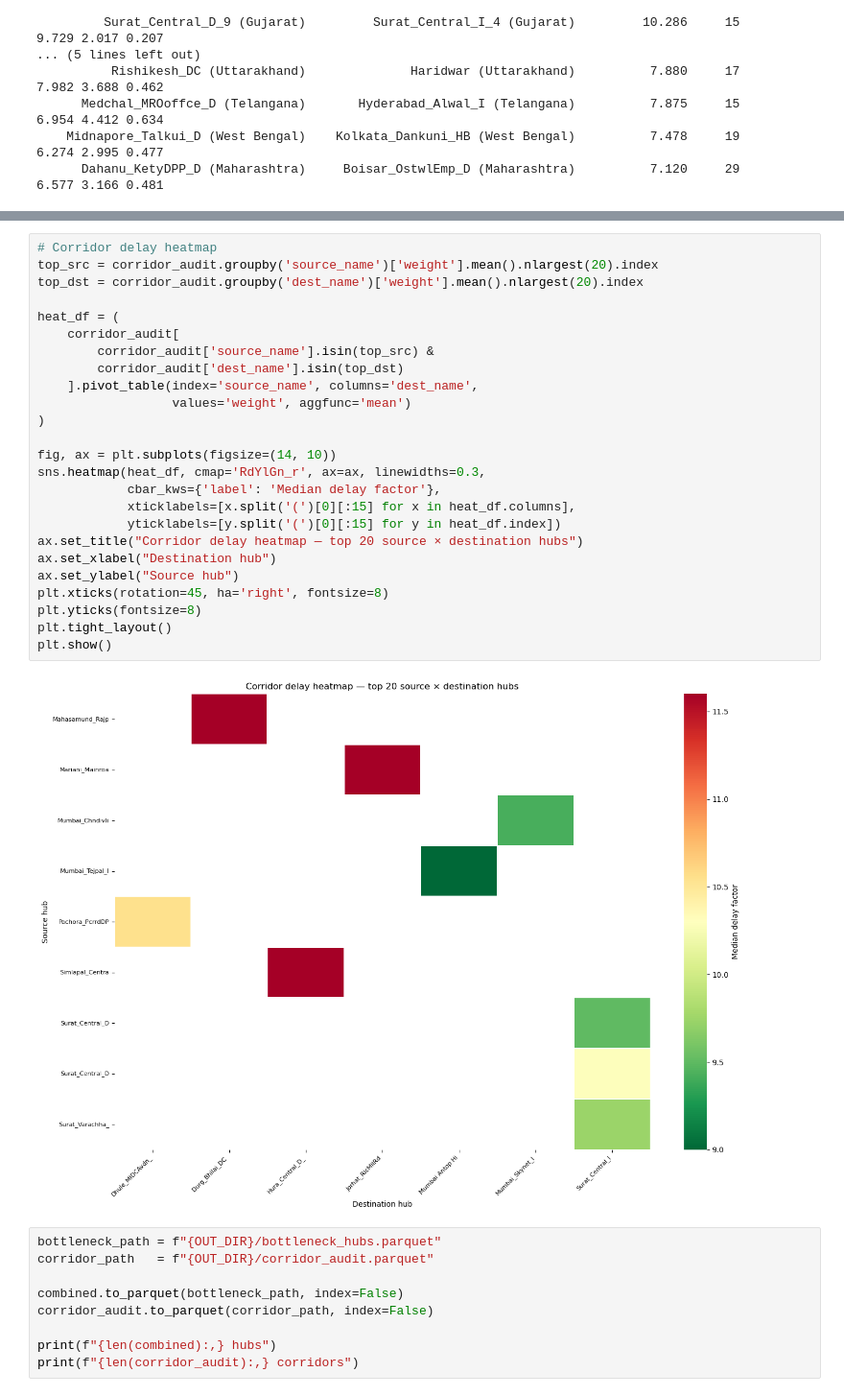
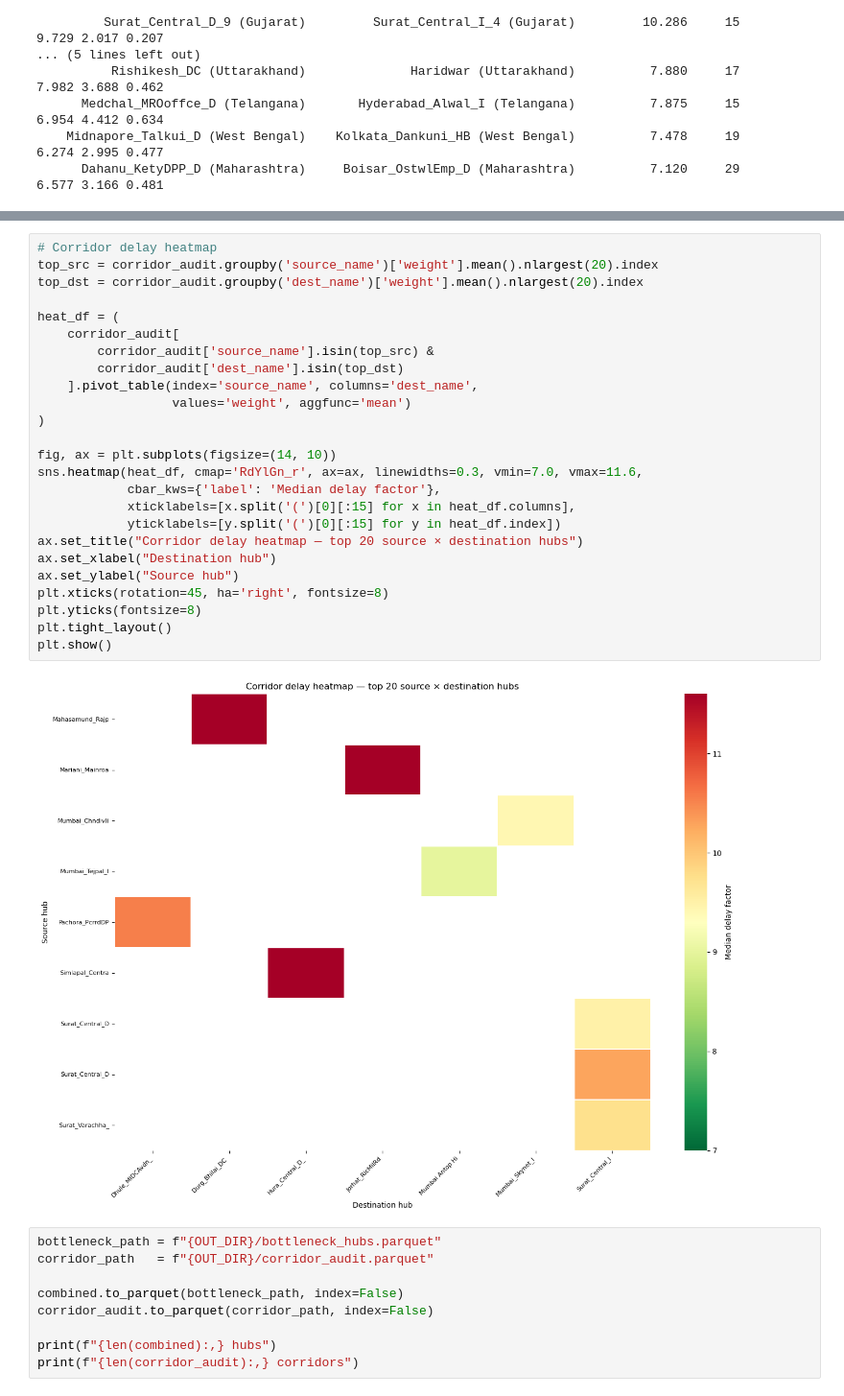
Before and after one commit to gogoi-anuraj/delhivery, a Jupyter notebook: notebooks/bottleneck.ipynb, the cells around one changed output, grey strips where cells are left out. Shown at 96% size. Drawn from its saved outputs; the diff is of its cells as text.

```diff
--- a/notebooks/bottleneck.ipynb
+++ b/notebooks/bottleneck.ipynb
@@ -511,30 +765,30 @@ plt.show()
 # %%
 # Corridor delay heatmap
 top_src = corridor_audit.groupby('source_name')['weight'].mean().nlargest(20).index
 top_dst = corridor_audit.groupby('dest_name')['weight'].mean().nlargest(20).index
 
 heat_df = (
     corridor_audit[
         corridor_audit['source_name'].isin(top_src) &
         corridor_audit['dest_name'].isin(top_dst)
     ].pivot_table(index='source_name', columns='dest_name',
                   values='weight', aggfunc='mean')
 )
 
 fig, ax = plt.subplots(figsize=(14, 10))
-sns.heatmap(heat_df, cmap='RdYlGn_r', ax=ax, linewidths=0.3,
+sns.heatmap(heat_df, cmap='RdYlGn_r', ax=ax, linewidths=0.3, vmin=7.0, vmax=11.6,
             cbar_kws={'label': 'Median delay factor'},
             xticklabels=[x.split('(')[0][:15] for x in heat_df.columns],
             yticklabels=[y.split('(')[0][:15] for y in heat_df.index])
 ax.set_title("Corridor delay heatmap — top 20 source × destination hubs")
 ax.set_xlabel("Destination hub")
 ax.set_ylabel("Source hub")
 plt.xticks(rotation=45, ha='right', fontsize=8)
 plt.yticks(fontsize=8)
 plt.tight_layout()
 plt.show()
 # %% [output]
-[figure, old version]
+[figure, new version]
 # %%
 bottleneck_path = f"{OUT_DIR}/bottleneck_hubs.parquet"
 corridor_path   = f"{OUT_DIR}/corridor_audit.parquet"
```
Also changed, not shown: parts of 20 cells of this notebook, 4 other files.
